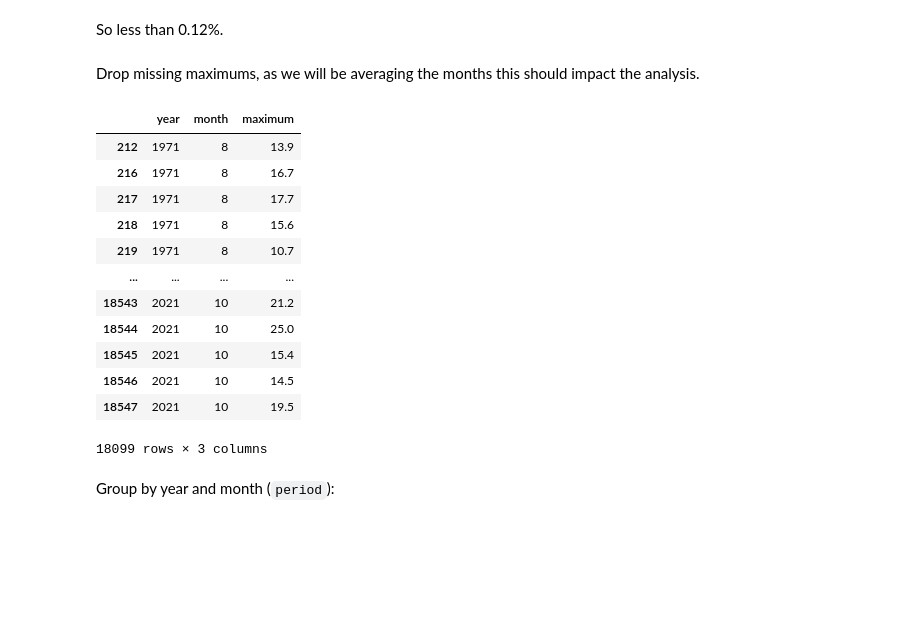
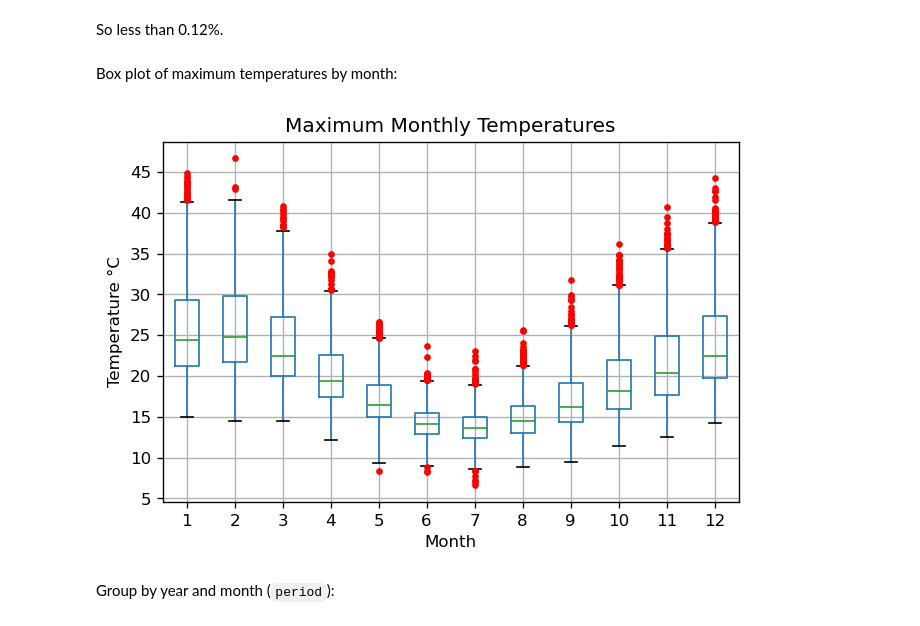
Before and after one commit to frankhjung/jupyter-examples, a Jupyter notebook: cheltenham_climate.ipynb, the cells around one changed output. Saved outputs shown, nothing was run; the diff lists cells and outputs as text; code cells hidden in the pictures; blank space fills up the shorter version.

```diff
--- a/cheltenham_climate.ipynb
+++ b/cheltenham_climate.ipynb
@@ -63,25 +77,19 @@ df0['maximum'].isna().sum() / df0['maximum'].sum()
 0.001250980375767758
 # %% [markdown]
 So less than 0.12%.
-# %% [markdown]
-Drop missing maximums, as we will be averaging the months this should impact the analysis.
-# %%
-df1 = df0.dropna(subset=['maximum'])
-df1
-# %% [output]
-|  | year | month | maximum |
-| 212 | 1971 | 8 | 13.9 |
-| 216 | 1971 | 8 | 16.7 |
-| 217 | 1971 | 8 | 17.7 |
-| 218 | 1971 | 8 | 15.6 |
-| 219 | 1971 | 8 | 10.7 |
-| ... | ... | ... | ... |
-| 18543 | 2021 | 10 | 21.2 |
-| 18544 | 2021 | 10 | 25.0 |
-| 18545 | 2021 | 10 | 15.4 |
-| 18546 | 2021 | 10 | 14.5 |
-| 18547 | 2021 | 10 | 19.5 |
-18099 rows × 3 columns
+# %% [markdown]
+Box plot of maximum temperatures by month:
+# %%
+ax = df0[['month', 'maximum']].boxplot(column='maximum', by='month', sym='r.')
+ax.set_title('Maximum Monthly Temperatures')
+plt.suptitle('')
+plt.xlabel('Month')
+plt.ylabel('Temperature °C')
+fig = plt.gcf()
+fig.set_dpi(120)
+plt.show()
+# %% [output]
+[figure, added]
 # %% [markdown]
 Group by year and month (`period`):
 # %%
```
Also changed, not shown: parts of 23 cells of this notebook.
